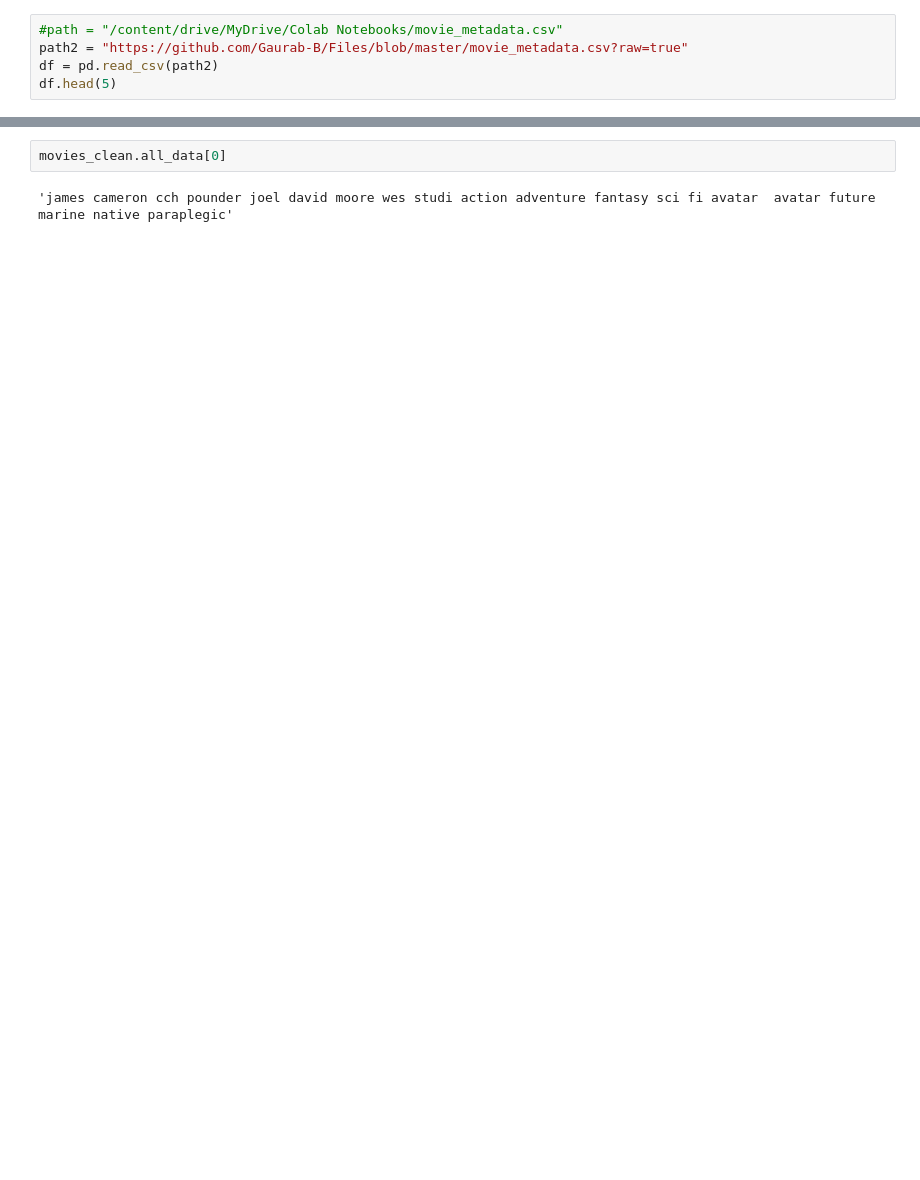
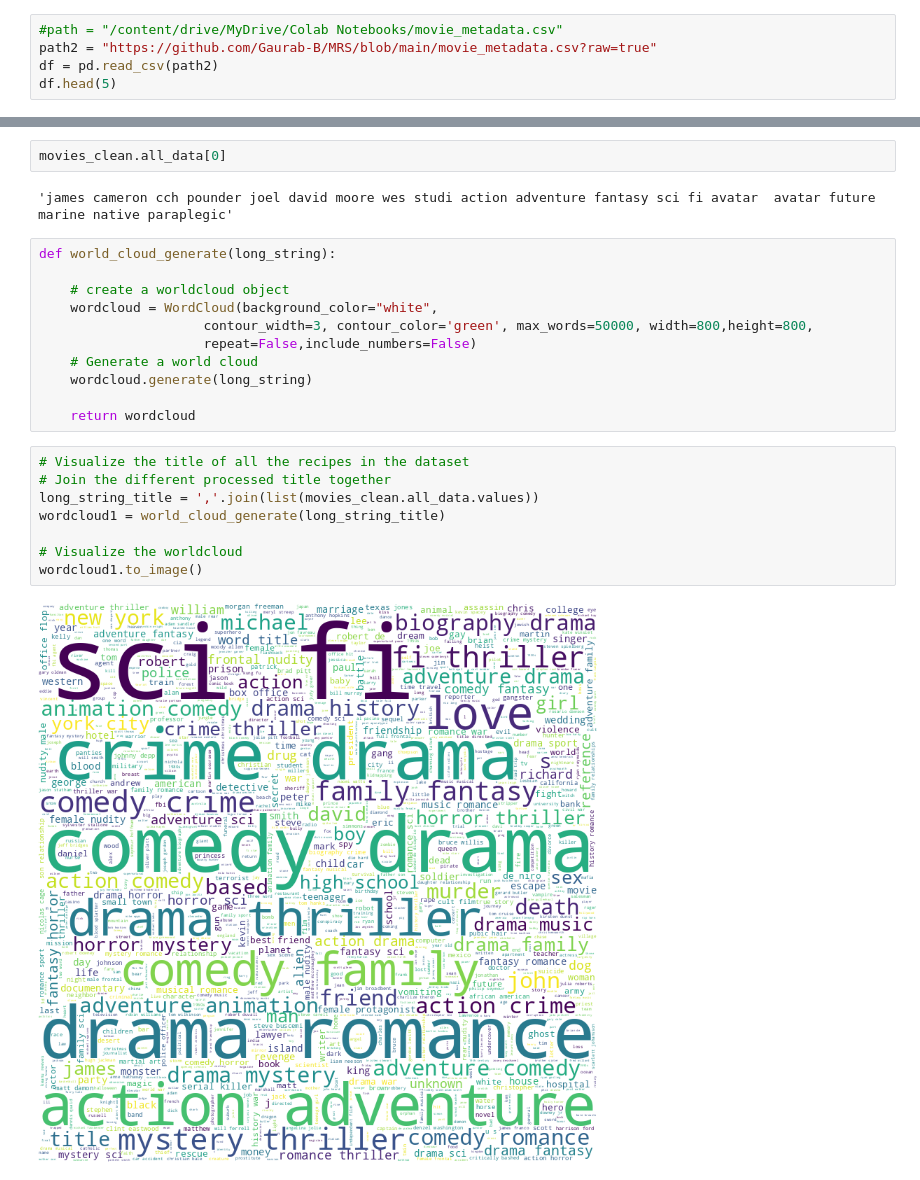
Before and after one commit to Gaurab-B/MRS, a Jupyter notebook: Week3_4.ipynb, the cells around one changed output, grey strips where cells are left out. Cells and saved outputs as stored; diff of their text form; blank space fills up the shorter version.

```diff
--- a/Week3_4.ipynb
+++ b/Week3_4.ipynb
@@ -7,7 +7,7 @@ from wordcloud import WordCloud
 import matplotlib.pyplot as plt
 # %%
 #path = "/content/drive/MyDrive/Colab Notebooks/movie_metadata.csv"
-path2 = "https://github.com/Gaurab-B/Files/blob/master/movie_metadata.csv?raw=true"
+path2 = "https://github.com/Gaurab-B/MRS/blob/main/movie_metadata.csv?raw=true"
 df = pd.read_csv(path2)
 df.head(5)
 # %% [output]
@@ -612,3 +612,24 @@ movies_clean.head()
 movies_clean.all_data[0]
 # %% [output]
 'james cameron cch pounder joel david moore wes studi action adventure fantasy sci fi avatar  avatar future marine native paraplegic'
+# %%
+def world_cloud_generate(long_string):
+
+    # create a worldcloud object
+    wordcloud = WordCloud(background_color="white",
+                     contour_width=3, contour_color='green', max_words=50000, width=800,height=800,
+                     repeat=False,include_numbers=False)
+    # Generate a world cloud
+    wordcloud.generate(long_string)
+
+    return wordcloud
+# %%
+# Visualize the title of all the recipes in the dataset
+# Join the different processed title together
+long_string_title = ','.join(list(movies_clean.all_data.values))
+wordcloud1 = world_cloud_generate(long_string_title)
+
+# Visualize the worldcloud
+wordcloud1.to_image()
+# %% [output]
+[figure, added]
```
Also changed, not shown: parts of 7 cells of this notebook.
